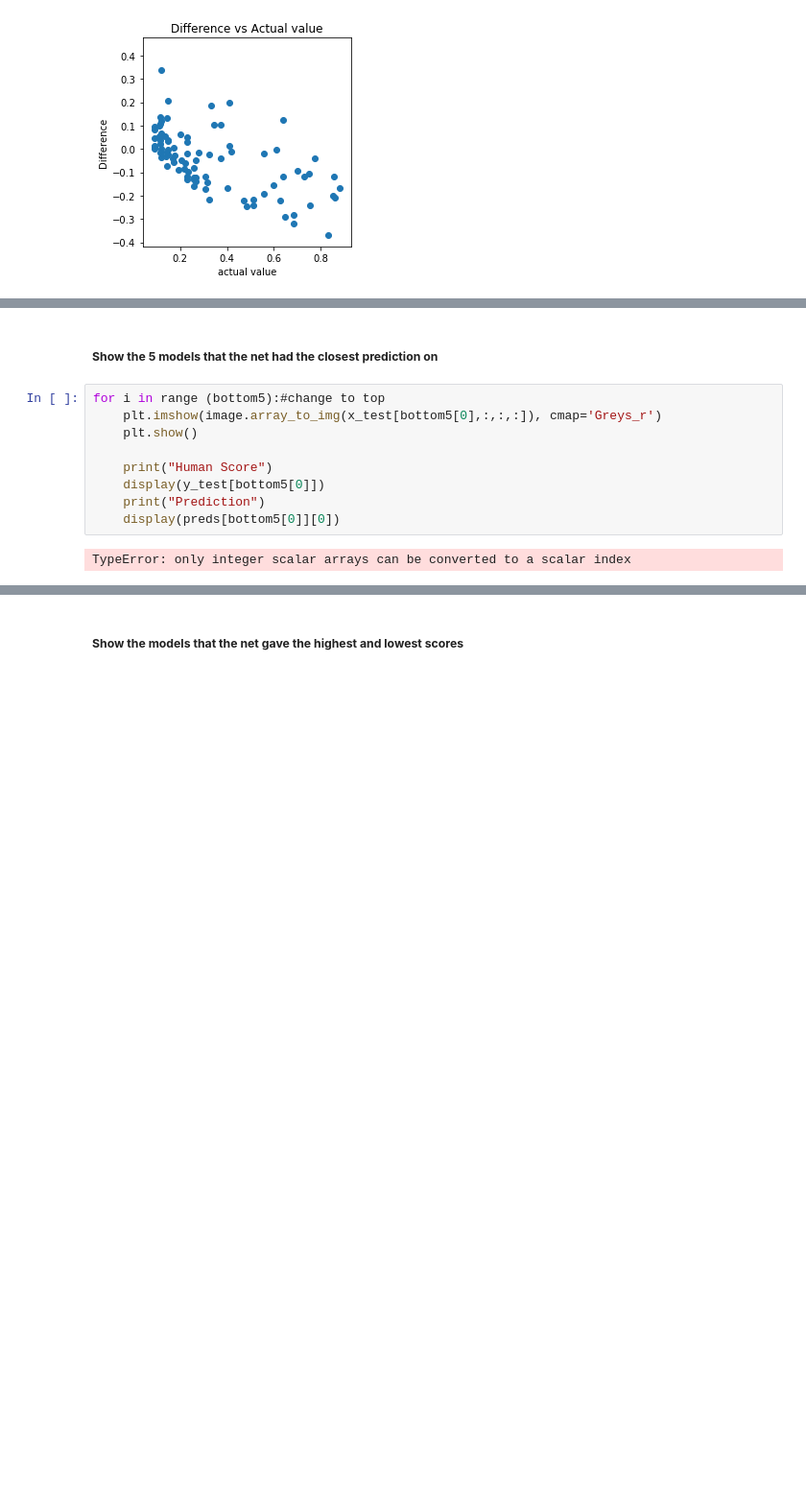
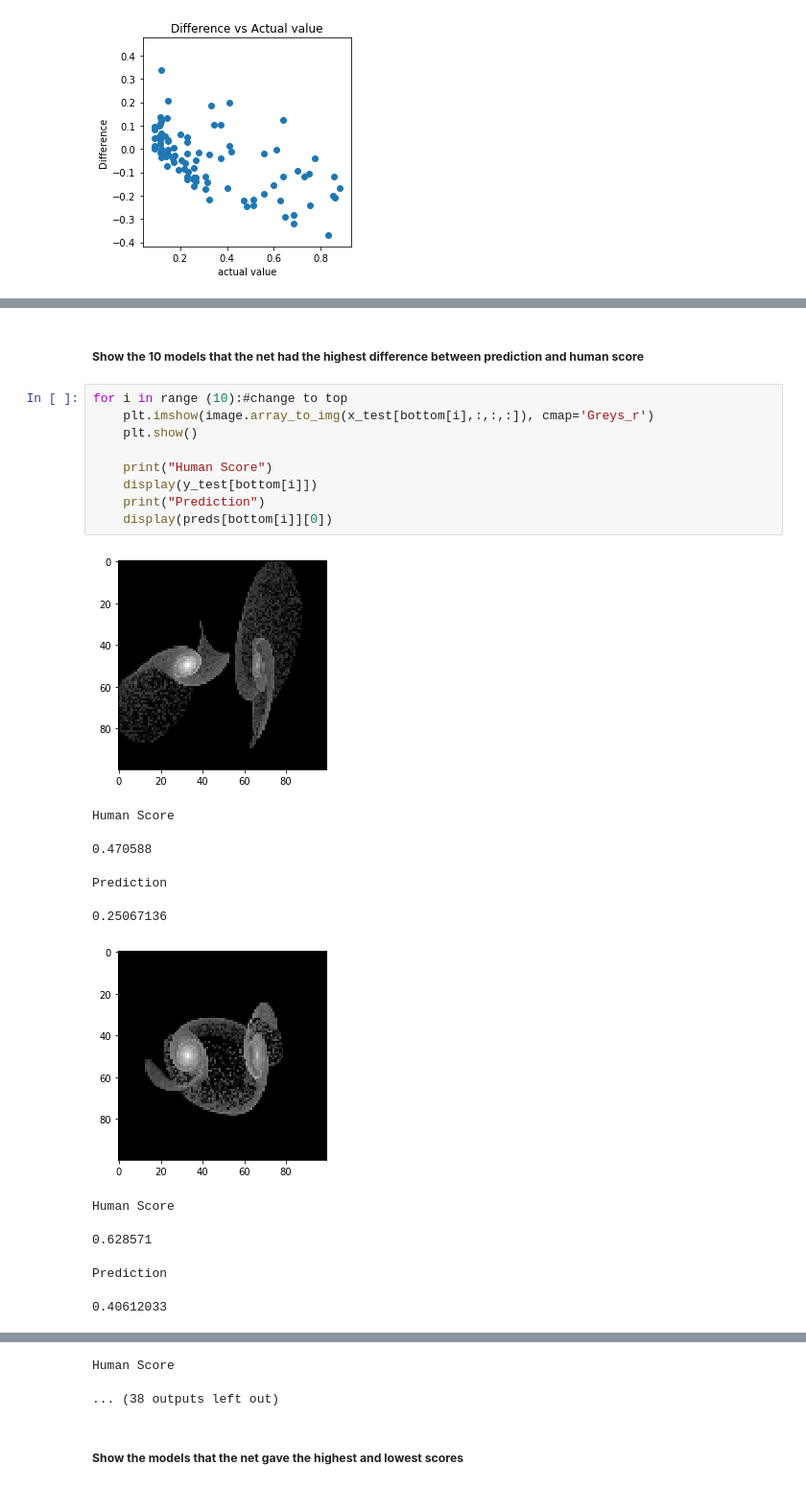
Before and after one commit to CSCI4850/S20-team2-project, a Jupyter notebook: Demo/Demo.ipynb, the cells around one changed output, grey strips where cells are left out. Shown at 96% size. Drawn from its saved outputs; the diff is of its cells as text; blank space fills up the shorter version.

```diff
--- a/Demo/Demo.ipynb
+++ b/Demo/Demo.ipynb
@@ -577,13 +583,22 @@ TypeError: only size-1 arrays can be converted to Python scalars
 # %% [markdown]
-##### **Show the 5 models that the net had the closest prediction on**
+##### **Show the 10 models that the net had the highest difference between prediction and human score**
 # %%
-for i in range (bottom5):#change to top
-    plt.imshow(image.array_to_img(x_test[bottom5[0],:,:,:]), cmap='Greys_r')
+for i in range (10):#change to top
+    plt.imshow(image.array_to_img(x_test[bottom[i],:,:,:]), cmap='Greys_r')
     plt.show()
 
     print("Human Score")
-    display(y_test[bottom5[0]])
+    display(y_test[bottom[i]])
     print("Prediction")
-    display(preds[bottom5[0]][0])
+    display(preds[bottom[i]][0])
 # %% [output]
+[figure, added]
-TypeError: only integer scalar arrays can be converted to a scalar index
+Human Score
+0.470588
+Prediction
+0.25067136
+[figure, added]
+Human Score
+0.628571
+Prediction
+0.40612033
@@ -590,3 +606,5 @@ TypeError: only integer scalar arrays can be converted to a scalar index
+Human Score
+... (38 outputs left out)
 # %% [markdown]
 ##### **Show the models that the net gave the highest and lowest scores**
 # %%
```
Also changed, not shown: parts of 17 cells of this notebook.
